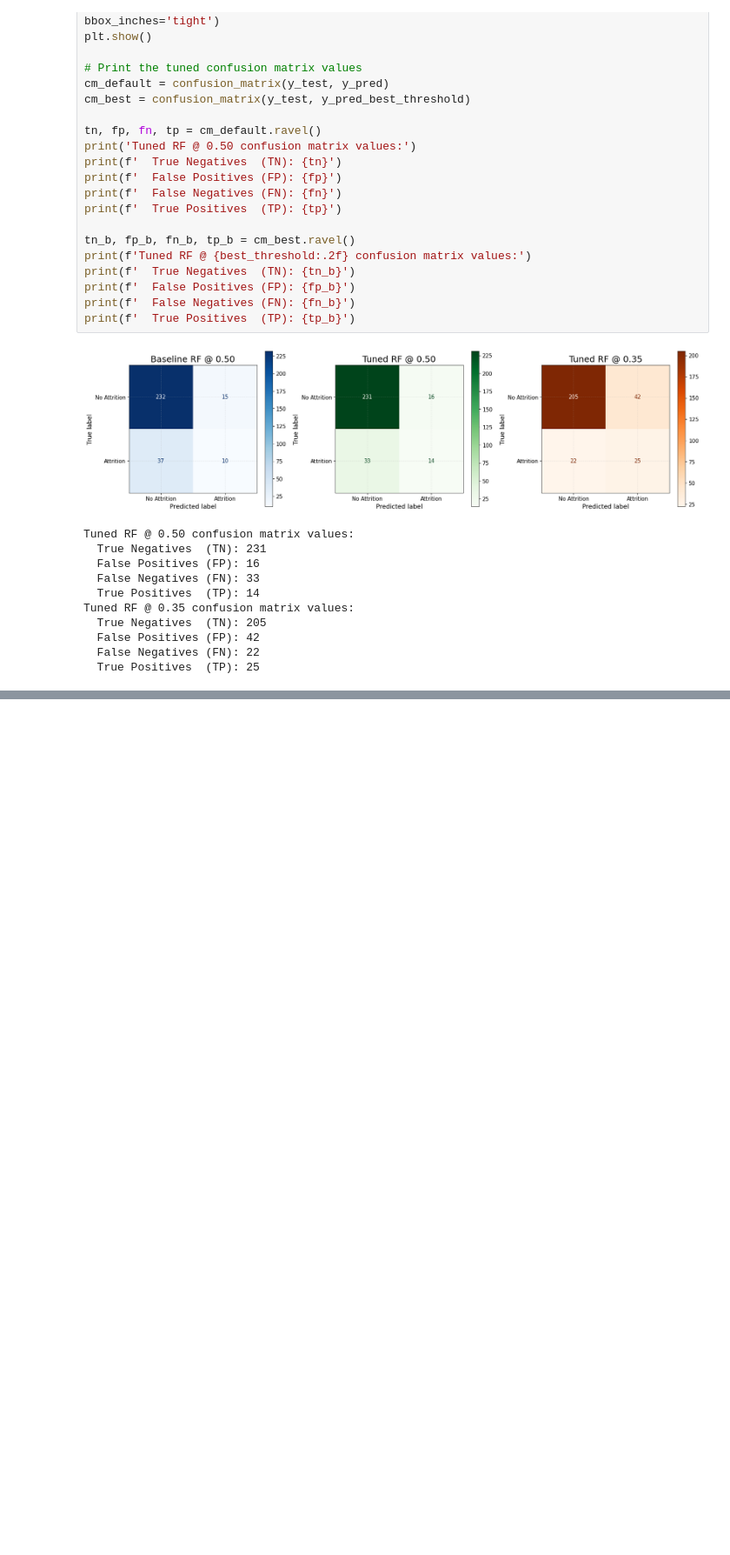
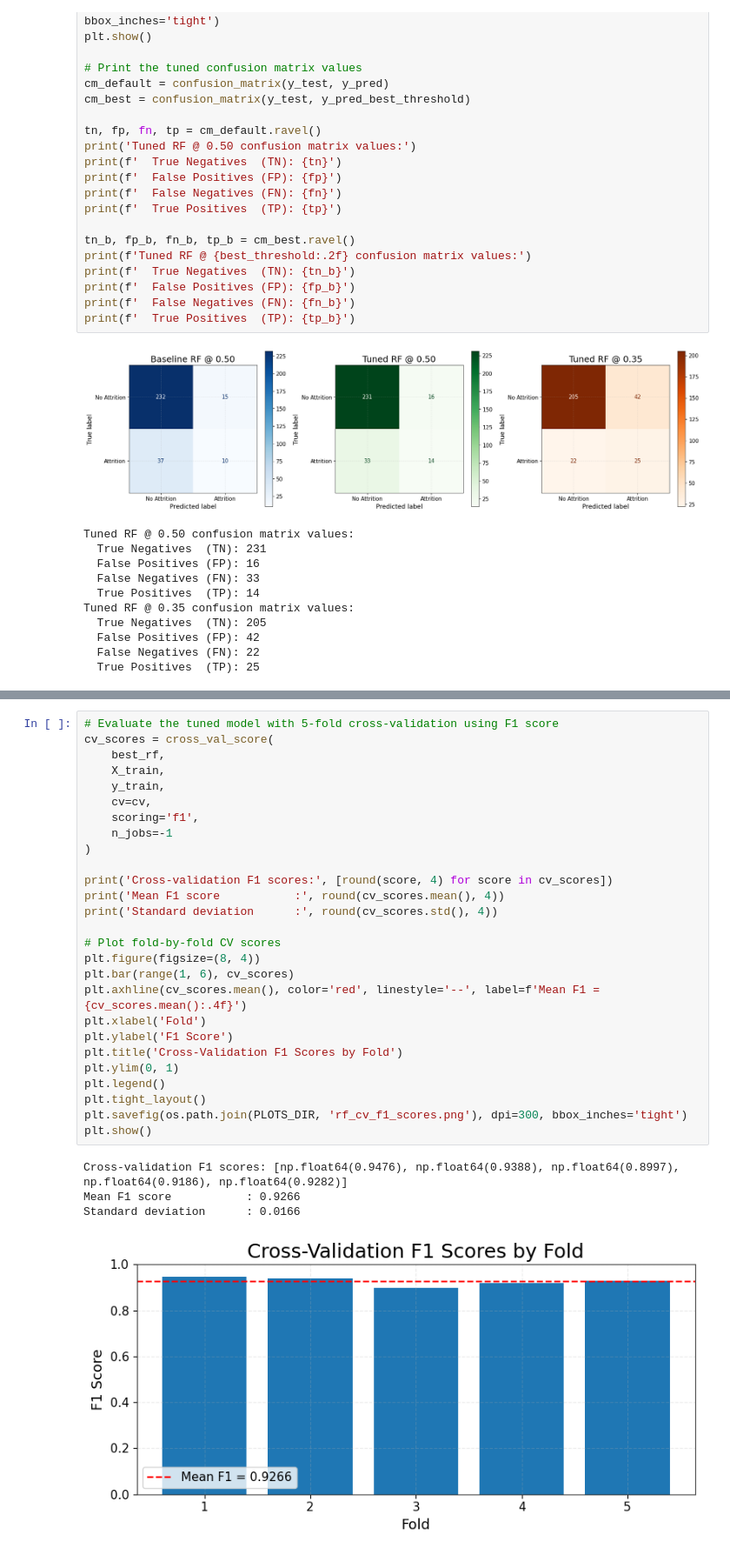
Before and after one commit to SKSpraveen/employee-attrition-prediction, a Jupyter notebook: notebooks/random_forest/random_forest.ipynb, the cells around one changed output, grey strips where cells are left out. Shown at 87% size. Drawn from its saved outputs; the diff is of its cells as text; blank space fills up the shorter version.

```diff
--- a/notebooks/random_forest/random_forest.ipynb
+++ b/notebooks/random_forest/random_forest.ipynb
@@ -687,0 +693,32 @@ Tuned RF @ 0.35 confusion matrix values:
+# %%
+# Evaluate the tuned model with 5-fold cross-validation using F1 score
+cv_scores = cross_val_score(
+    best_rf,
+    X_train,
+    y_train,
+    cv=cv,
+    scoring='f1',
+    n_jobs=-1
+)
+
+print('Cross-validation F1 scores:', [round(score, 4) for score in cv_scores])
+print('Mean F1 score           :', round(cv_scores.mean(), 4))
+print('Standard deviation      :', round(cv_scores.std(), 4))
+
+# Plot fold-by-fold CV scores
+plt.figure(figsize=(8, 4))
+plt.bar(range(1, 6), cv_scores)
+plt.axhline(cv_scores.mean(), color='red', linestyle='--', label=f'Mean F1 = {cv_scores.mean():.4f}')
+plt.xlabel('Fold')
+plt.ylabel('F1 Score')
+plt.title('Cross-Validation F1 Scores by Fold')
+plt.ylim(0, 1)
+plt.legend()
+plt.tight_layout()
+plt.savefig(os.path.join(PLOTS_DIR, 'rf_cv_f1_scores.png'), dpi=300, bbox_inches='tight')
+plt.show()
+# %% [output]
+Cross-validation F1 scores: [np.float64(0.9476), np.float64(0.9388), np.float64(0.8997), np.float64(0.9186), np.float64(0.9282)]
+Mean F1 score           : 0.9266
+Standard deviation      : 0.0166
+[figure, added]
```
Also changed, not shown: parts of 5 cells of this notebook, 3 other files.
